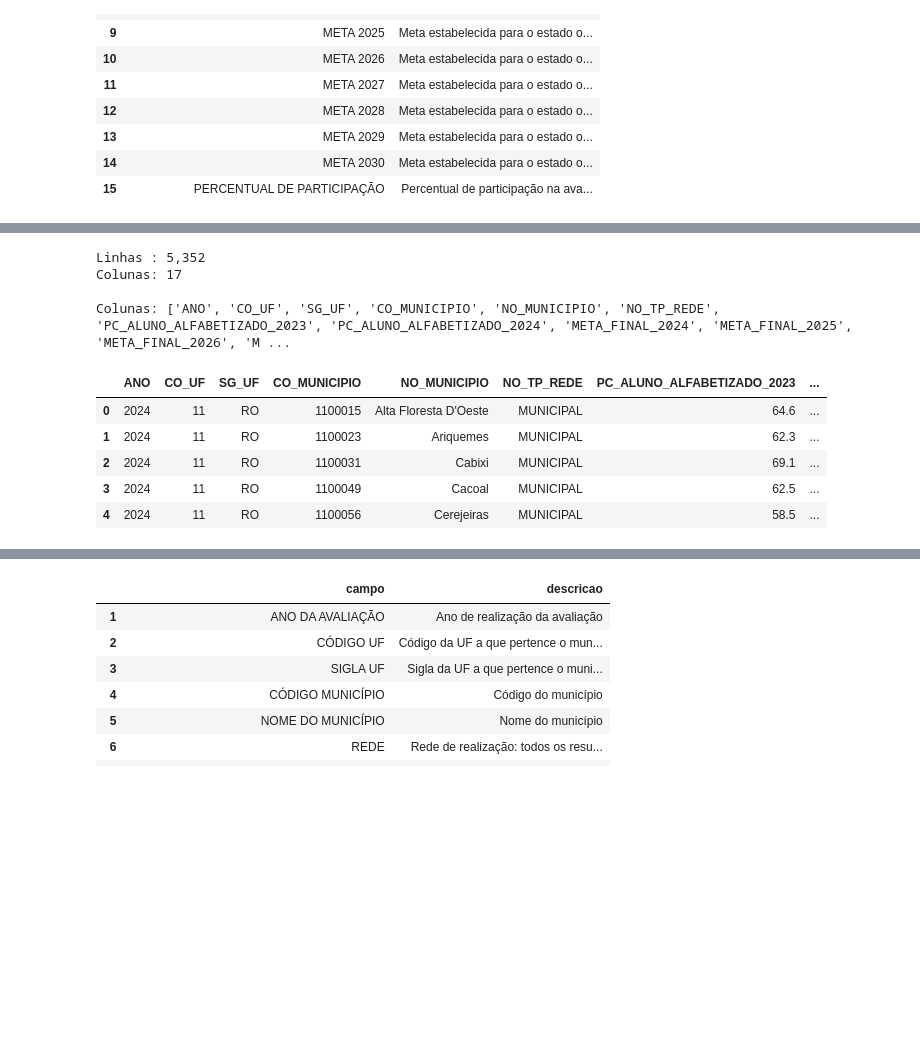
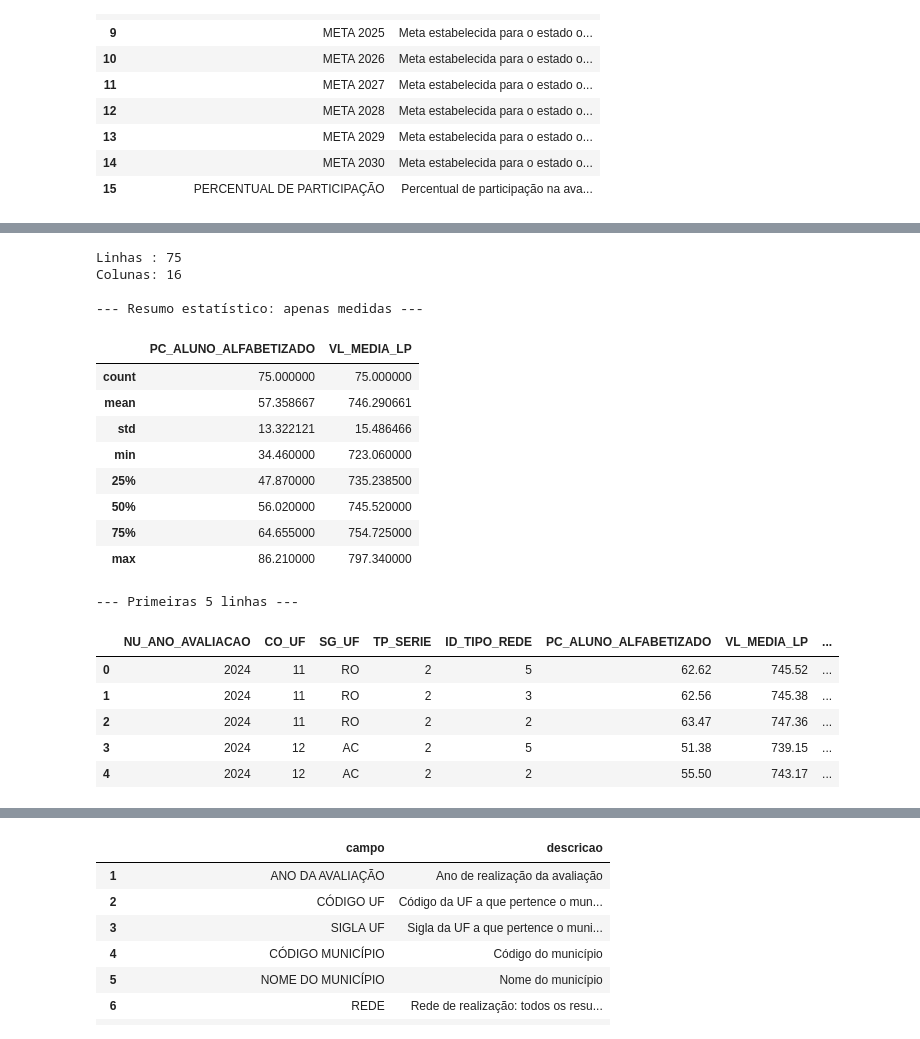
Before and after one commit to diego-nasc/postech-challenge-2, a Jupyter notebook: notebooks/01_exploracao.ipynb, the cells around one changed output, grey strips where cells are left out. Saved outputs shown, nothing was run; the diff lists cells and outputs as text; code cells hidden in the pictures; blank space fills up the shorter version.

```diff
--- a/notebooks/01_exploracao.ipynb
+++ b/notebooks/01_exploracao.ipynb
@@ -249,31 +702,57 @@ display(dic_uf)
 # %%
-caminho_xlsx = EXTRAIDOS_DIR / "2024" / "resultados_e_metas_municipios_2024.xlsx"
+# ============================================================
+# EXPLORAÇÃO DO ARQUIVO DE ESTADOS - 2024
+# ============================================================
+#
+# Carrega o arquivo TS_ESTADO.csv de 2024 e exibe volume,
+# resumo estatístico das medidas reais e uma amostra inicial.
+#
+# ============================================================
+# LEITURA DO ARQUIVO
+# ============================================================
 
-# header=1 (base 0): a planilha tem DUAS linhas de cabeçalho.
-#   linha 1 = rótulos verbosos ("CÓDIGO MUNICÍPIO")
-#   linha 2 = códigos técnicos ("CO_MUNICIPIO") -> mesma convenção dos CSVs
-df_mun_meta = pd.read_excel(
-    caminho_xlsx,
-    sheet_name="Divulgação Alfabet Municipio",
-    header=1,
-    dtype=str
-)
+caminho_estado = EXTRAIDOS_DIR / "2024" / "TS_ESTADO.csv"
+df_est = pd.read_csv(caminho_estado, **PARAMS_LEITURA)
 
-# Rodapé: 1 linha em branco + 2 "Observação" no fim. Corta filtrando chave nula.
-df_mun_meta = df_mun_meta[df_mun_meta["CO_UF"].notna()].copy()
+# ============================================================
+# INSPEÇÃO INICIAL
+# ============================================================
 
-print(f"Linhas : {len(df_mun_meta):,}")     # 5.468
-print(f"Colunas: {df_mun_meta.shape[1]}")   # 16
-print("\nColunas:", list(df_mun_meta.columns))
-display(df_mun_meta.head())
+print(f"Linhas : {len(df_est):,}")
+print(f"Colunas: {df_est.shape[1]}")
+
+# ============================================================
+# RESUMO ESTATÍSTICO
+# ============================================================
+
+# Seleciona apenas medidas analíticas reais.
+# Códigos numéricos, como CO_UF, TP_SERIE e ID_TIPO_REDE,
+# não possuem média ou desvio com significado analítico.
+COLS_MEDIDA = ["PC_ALUNO_ALFABETIZADO", "VL_MEDIA_LP"]
+
+print("\n--- Resumo estatístico: apenas medidas ---")
+display(df_est[COLS_MEDIDA].describe())
+
+print("\n--- Primeiras 5 linhas ---")
+display(df_est.head())
 # %% [output]
-Linhas : 5,352
-Colunas: 17
+Linhas : 75
+Colunas: 16
 
-Colunas: ['ANO', 'CO_UF', 'SG_UF', 'CO_MUNICIPIO', 'NO_MUNICIPIO', 'NO_TP_REDE', 'PC_ALUNO_ALFABETIZADO_2023', 'PC_ALUNO_ALFABETIZADO_2024', 'META_FINAL_2024', 'META_FINAL_2025', 'META_FINAL_2026', 'M ...
+--- Resumo estatístico: apenas medidas ---
-|  | ANO | CO_UF | SG_UF | CO_MUNICIPIO | NO_MUNICIPIO | NO_TP_REDE | PC_ALUNO_ALFABETIZADO_2023 | ... |
-| 0 | 2024 | 11 | RO | 1100015 | Alta Floresta D'Oeste | MUNICIPAL | 64.6 | ... |
-| 1 | 2024 | 11 | RO | 1100023 | Ariquemes | MUNICIPAL | 62.3 | ... |
-| 2 | 2024 | 11 | RO | 1100031 | Cabixi | MUNICIPAL | 69.1 | ... |
-| 3 | 2024 | 11 | RO | 1100049 | Cacoal | MUNICIPAL | 62.5 | ... |
-| 4 | 2024 | 11 | RO | 1100056 | Cerejeiras | MUNICIPAL | 58.5 | ... |
+|  | PC_ALUNO_ALFABETIZADO | VL_MEDIA_LP |
+| count | 75.000000 | 75.000000 |
+| mean | 57.358667 | 746.290661 |
+| std | 13.322121 | 15.486466 |
+| min | 34.460000 | 723.060000 |
+| 25% | 47.870000 | 735.238500 |
+| 50% | 56.020000 | 745.520000 |
+| 75% | 64.655000 | 754.725000 |
+| max | 86.210000 | 797.340000 |
+--- Primeiras 5 linhas ---
+|  | NU_ANO_AVALIACAO | CO_UF | SG_UF | TP_SERIE | ID_TIPO_REDE | PC_ALUNO_ALFABETIZADO | VL_MEDIA_LP | ... |
+| 0 | 2024 | 11 | RO | 2 | 5 | 62.62 | 745.52 | ... |
+| 1 | 2024 | 11 | RO | 2 | 3 | 62.56 | 745.38 | ... |
+| 2 | 2024 | 11 | RO | 2 | 2 | 63.47 | 747.36 | ... |
+| 3 | 2024 | 12 | AC | 2 | 5 | 51.38 | 739.15 | ... |
+| 4 | 2024 | 12 | AC | 2 | 2 | 55.50 | 743.17 | ... |
```
Also changed, not shown: parts of 26 cells of this notebook, 9 other files.
